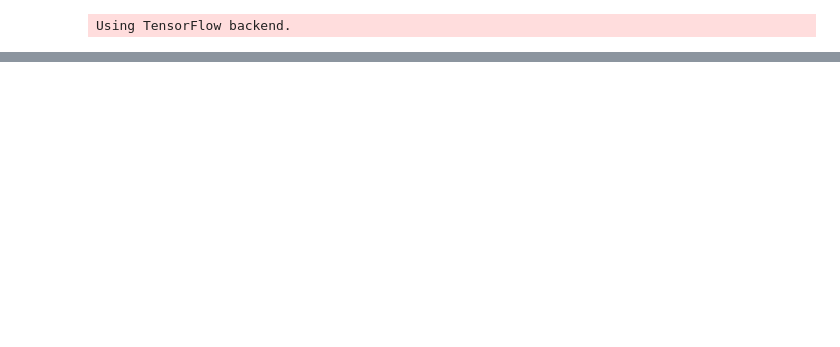
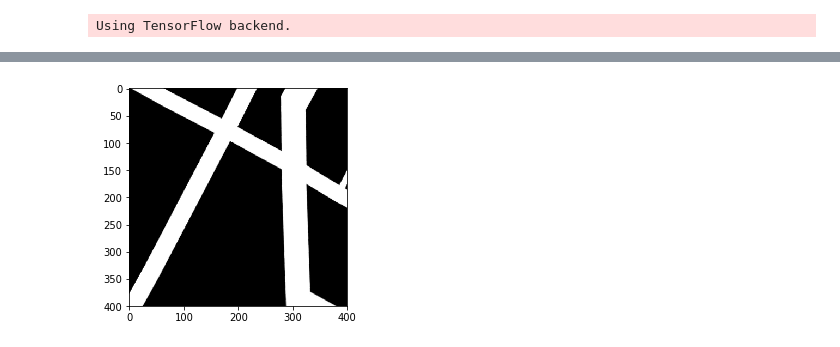
Before and after one commit to yklose/Road-Segmentation, a Jupyter notebook: Road Segmentation/Image_expansion.ipynb, the cells around one changed output, grey strips where cells are left out. Drawn from its saved outputs; the diff is of its cells as text; code cells hidden in the pictures; blank space fills up the shorter version.

```diff
--- a/Road Segmentation/Image_expansion.ipynb
+++ b/Road Segmentation/Image_expansion.ipynb
@@ -44,19 +47,26 @@ OSError: cannot identify image file 'training/images/.DS_Store'
 # %%
 #Arguments for dataset expansion
 
 # We create two instances with the same arguments
-data_gen_args = dict(featurewise_center=True,
-                     featurewise_std_normalization=True,
+data_gen_args = dict(featurewise_center=False,
+                     featurewise_std_normalization=False,
                      rotation_range=90,
                      width_shift_range=0,
                      height_shift_range=0,
                      zoom_range=0,
                      horizontal_flip = False)
 
 x_train_datagen = ImageDataGenerator(**data_gen_args)
 y_train_datagen = ImageDataGenerator(**data_gen_args)
 
 # Provide the same seed and keyword arguments to the fit and flow methods
-seed = 1
+seed = 20
 x_train_datagen.fit(x_train, augment=True, seed=seed)
 y_train_datagen.fit(y_train, augment=True, seed=seed)
+
+# configure batch size and retrieve one batch of images
+for Y_batch in y_train_datagen.flow(y_train, batch_size=1):
+    plt.imshow(Y_batch[0][:,:,0], cmap="gray")
+    break
+# %% [output]
+[figure, added]
```
Also changed, not shown: parts of 2 cells of this notebook.
